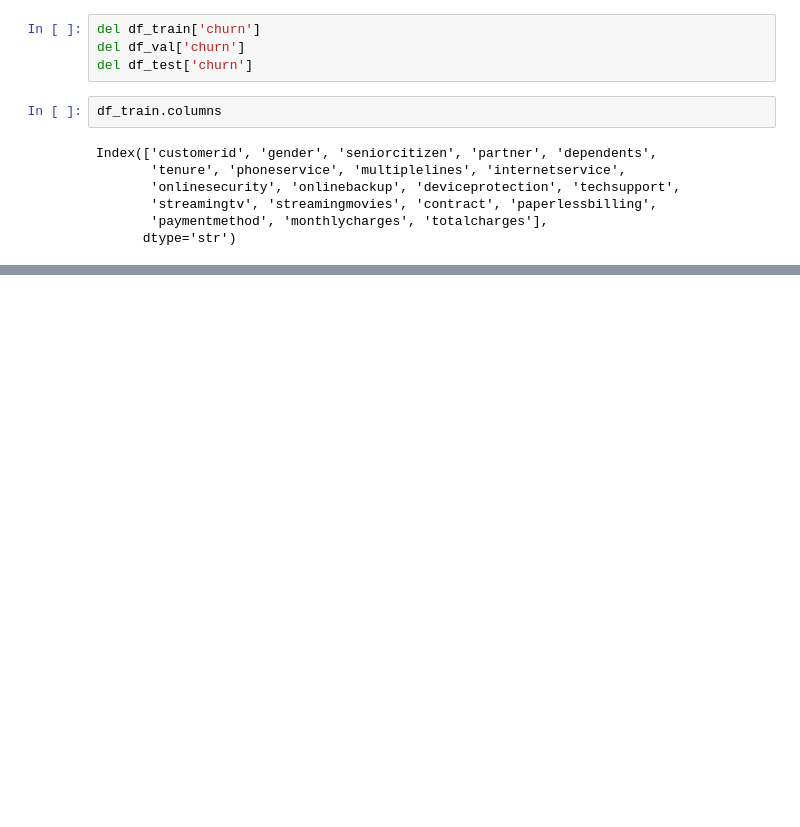
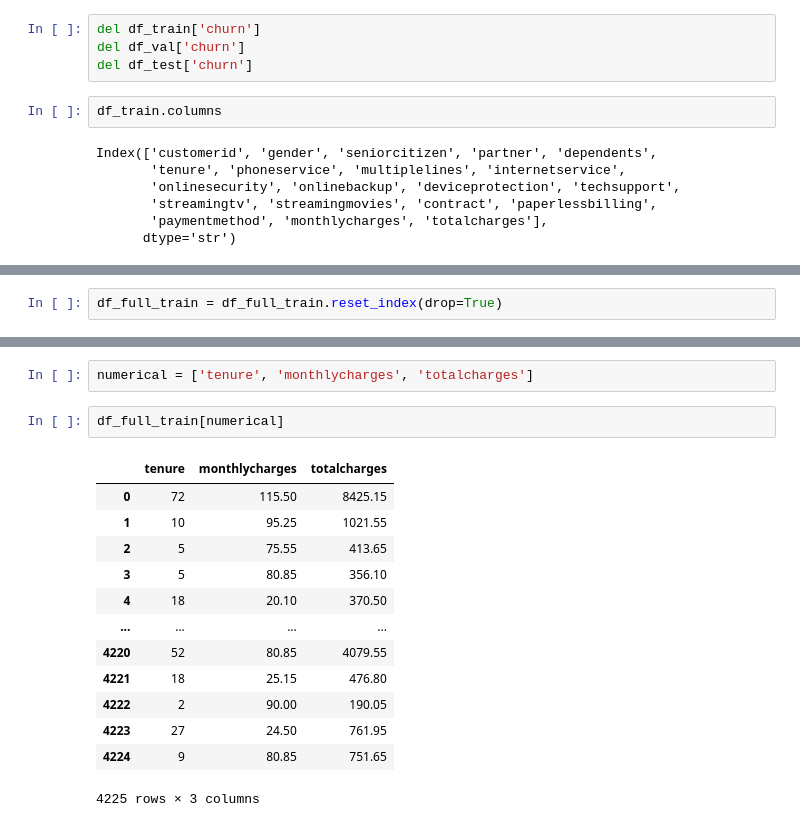
Before and after one commit to thePaulCode/machine-learning-zoomcamp, a Jupyter notebook: 03-classification/01-churn_project.ipynb, the cells around one changed output, grey strips where cells are left out. Cells and saved outputs as stored; diff of their text form; blank space fills up the shorter version.

```diff
--- a/03-classification/01-churn_project.ipynb
+++ b/03-classification/01-churn_project.ipynb
@@ -259,0 +284,2 @@ Index(['customerid', 'gender', 'seniorcitizen', 'partner', 'dependents',
+# %%
+df_full_train = df_full_train.reset_index(drop=True)
@@ -259,0 +381,18 @@ Index(['customerid', 'gender', 'seniorcitizen', 'partner', 'dependents',
+# %%
+numerical = ['tenure', 'monthlycharges', 'totalcharges']
+# %%
+df_full_train[numerical]
+# %% [output]
+|  | tenure | monthlycharges | totalcharges |
+| 0 | 72 | 115.50 | 8425.15 |
+| 1 | 10 | 95.25 | 1021.55 |
+| 2 | 5 | 75.55 | 413.65 |
+| 3 | 5 | 80.85 | 356.10 |
+| 4 | 18 | 20.10 | 370.50 |
+| ... | ... | ... | ... |
+| 4220 | 52 | 80.85 | 4079.55 |
+| 4221 | 18 | 25.15 | 476.80 |
+| 4222 | 2 | 90.00 | 190.05 |
+| 4223 | 27 | 24.50 | 761.95 |
+| 4224 | 9 | 80.85 | 751.65 |
+4225 rows × 3 columns
```
Also changed, not shown: parts of 19 cells of this notebook.
